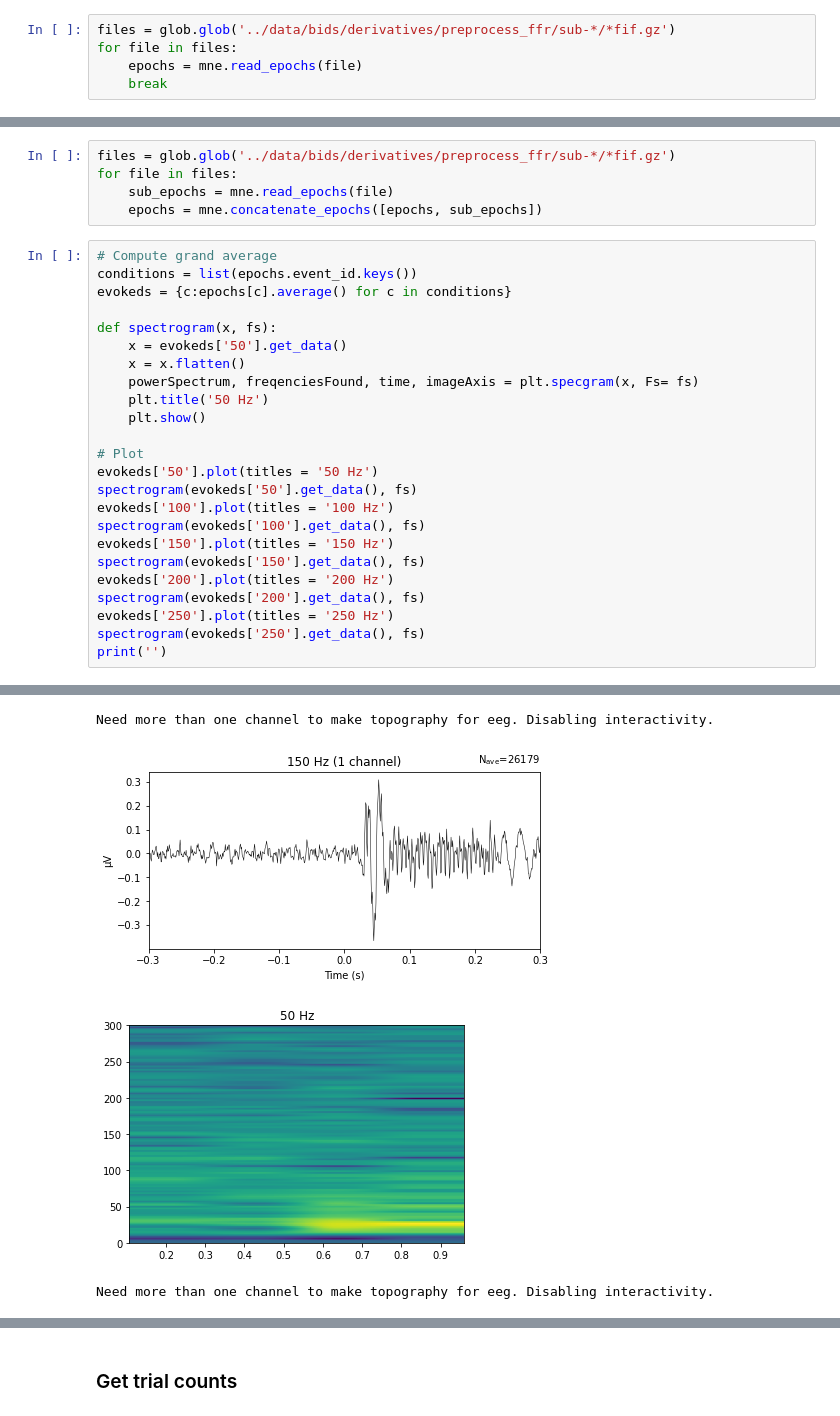
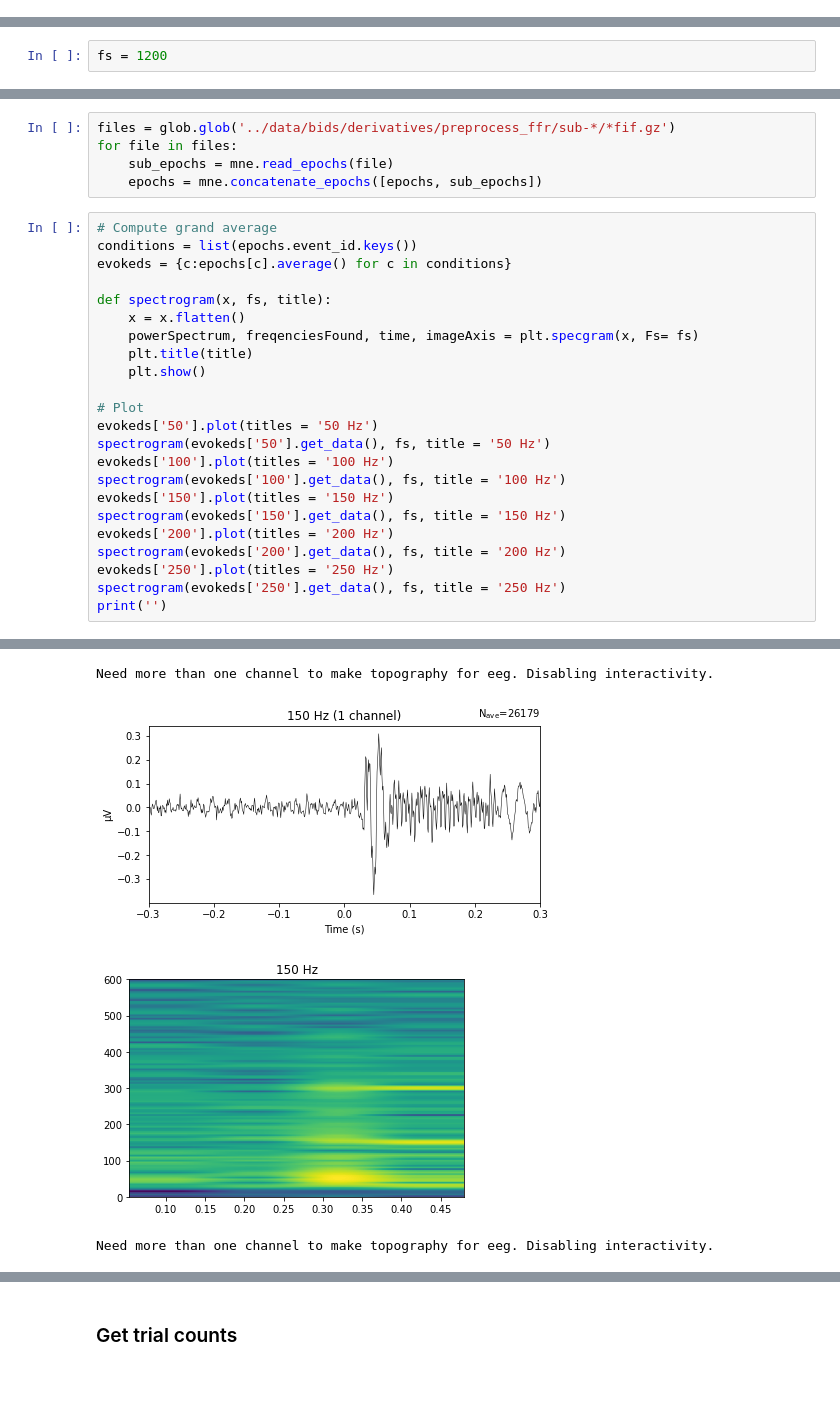
Before and after one commit to letitiayhho/eeg_pitch_tracking, a Jupyter notebook: scripts/plot-ffr.ipynb, the cells around one changed output, grey strips where cells are left out. Saved outputs shown, nothing was run; the diff lists cells and outputs as text; blank space fills up the shorter version.

Commit message:
Plot power spectrum

```diff
--- a/scripts/plot-ffr.ipynb
+++ b/scripts/plot-ffr.ipynb
@@ -10,5 +7,0 @@ fs = 600
-# %%
-files = glob.glob('../data/bids/derivatives/preprocess_ffr/sub-*/*fif.gz')
-for file in files:
-    epochs = mne.read_epochs(file)
-    break
@@ -24,2 +8,4 @@ No baseline correction applied
+# %%
+fs = 1200
 # %% [markdown]
 ### FFRs for a single sub
@@ -63,24 +47,23 @@ for file in files:
 conditions = list(epochs.event_id.keys())
 evokeds = {c:epochs[c].average() for c in conditions}
 
-def spectrogram(x, fs):
-    x = evokeds['50'].get_data()
+def spectrogram(x, fs, title):
     x = x.flatten()
     powerSpectrum, freqenciesFound, time, imageAxis = plt.specgram(x, Fs= fs)
-    plt.title('50 Hz')
+    plt.title(title)
     plt.show()
 
 # Plot
 evokeds['50'].plot(titles = '50 Hz')
-spectrogram(evokeds['50'].get_data(), fs)
+spectrogram(evokeds['50'].get_data(), fs, title = '50 Hz')
 evokeds['100'].plot(titles = '100 Hz')
-spectrogram(evokeds['100'].get_data(), fs)
+spectrogram(evokeds['100'].get_data(), fs, title = '100 Hz')
 evokeds['150'].plot(titles = '150 Hz')
-spectrogram(evokeds['150'].get_data(), fs)
+spectrogram(evokeds['150'].get_data(), fs, title = '150 Hz')
 evokeds['200'].plot(titles = '200 Hz')
-spectrogram(evokeds['200'].get_data(), fs)
+spectrogram(evokeds['200'].get_data(), fs, title = '200 Hz')
 evokeds['250'].plot(titles = '250 Hz')
-spectrogram(evokeds['250'].get_data(), fs)
+spectrogram(evokeds['250'].get_data(), fs, title = '250 Hz')
 print('')
 # %% [output]
 NOTE: pick_channels() is a legacy function. New code should use inst.pick(...).
@@ -97,5 +80,5 @@ Need more than one channel to make topography for eeg. Disabling interactivity.
 Need more than one channel to make topography for eeg. Disabling interactivity.
 [figure]
-[figure, old version]
+[figure, new version]
 Need more than one channel to make topography for eeg. Disabling interactivity.
 [figure]
```
Also changed, not shown: parts of 9 cells of this notebook.
